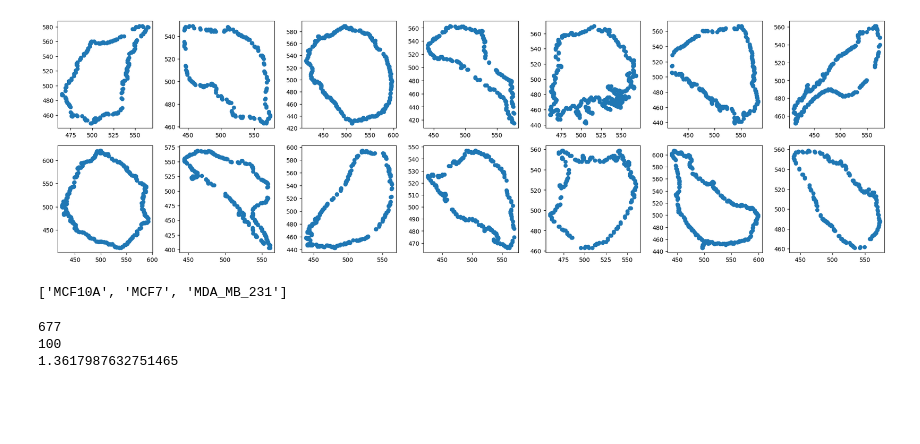
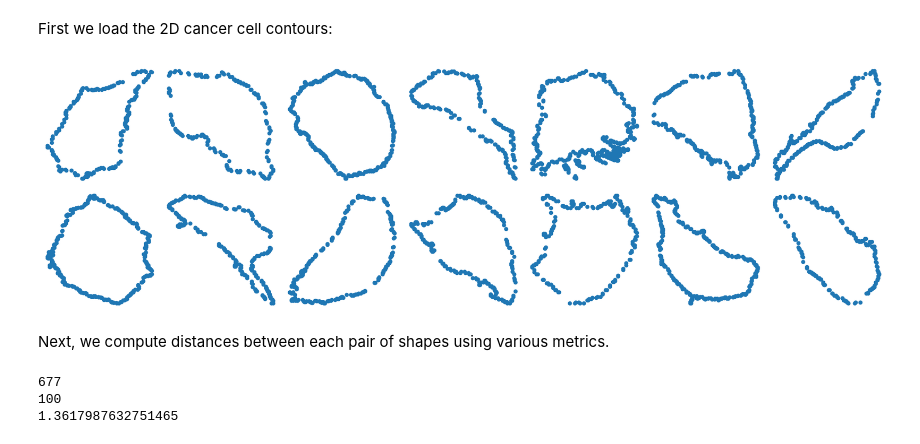
Before and after one commit to WenjunZHAOwO/StratifiedShapes, a Jupyter notebook: Scripts/Cell_Contour2.ipynb, the cells around one changed output. Drawn from its saved outputs; the diff is of its cells as text; code cells hidden in the pictures; blank space fills up the shorter version.

```diff
--- a/Scripts/Cell_Contour2.ipynb
+++ b/Scripts/Cell_Contour2.ipynb
@@ -17,33 +21,40 @@ data = np.loadtxt('../../shape_dynamics/Data/CellShape/breastcancer/cells.txt')
+# %% [markdown]
+First we load the 2D cancer cell contours:
 # %%
+data = np.loadtxt('../../shape_dynamics/Data/CellShape/breastcancer/cells.txt')
 def read_file_and_split_into_arrays(file_path):
     # Read the file content
     with open(file_path, 'r') as file:
         data = file.read()
 
     # Split the data into blocks where each block is separated by blank lines
     blocks = [block.strip().split('\n') for block in data.split('\n\n') if block.strip()]
 
     # Convert each block into arrays of tuples (each row as a tuple of integers)
     arrays = [[tuple(map(int, line.split())) for line in block] for block in blocks]
 
     return arrays
 
 # Example usage
 file_path = '../../shape_dynamics/Data/CellShape/breastcancer/cells.txt'  # Replace with your file path
 arrays = read_file_and_split_into_arrays(file_path)
 
+for i in range(len(arrays)):
+    arrays[i] = np.array(arrays[i])
+
 plt.rcParams["figure.figsize"] = (20,6)
 N_cells = 14
 # To see a sample output
 for i, array in enumerate(arrays[:N_cells], 1):
     # print(f"Array {i}: {array}\n")
     plt.subplot(2,N_cells//2,i)
     array = np.array( array )
     plt.scatter(array[:,0], array[:,1])
+    plt.axis('off')
 plt.tight_layout()
 plt.show()
 # %% [output]
-[figure, old version]
+[figure, new version]
 # %%
 lines = []
 with open('../../shape_dynamics/Data/CellShape/breastcancer/lines.txt') as f:
@@ -57,7 +69,3 @@ for i in range(len(lines)):
     for j in range(3):
         if lines[i] == all_lines[j]:
             idx_all[j] += [i]
-# %%
-all_lines
-# %% [output]
-['MCF10A', 'MCF7', 'MDA_MB_231']
@@ -67,3 +72,5 @@ for i in range(len(arrays)):
+# %% [markdown]
+Next, we compute distances between each pair of shapes using various metrics.
 # %%
 import time
 start = time.time()
```
Also changed, not shown: parts of 19 cells of this notebook, 2 other files.
